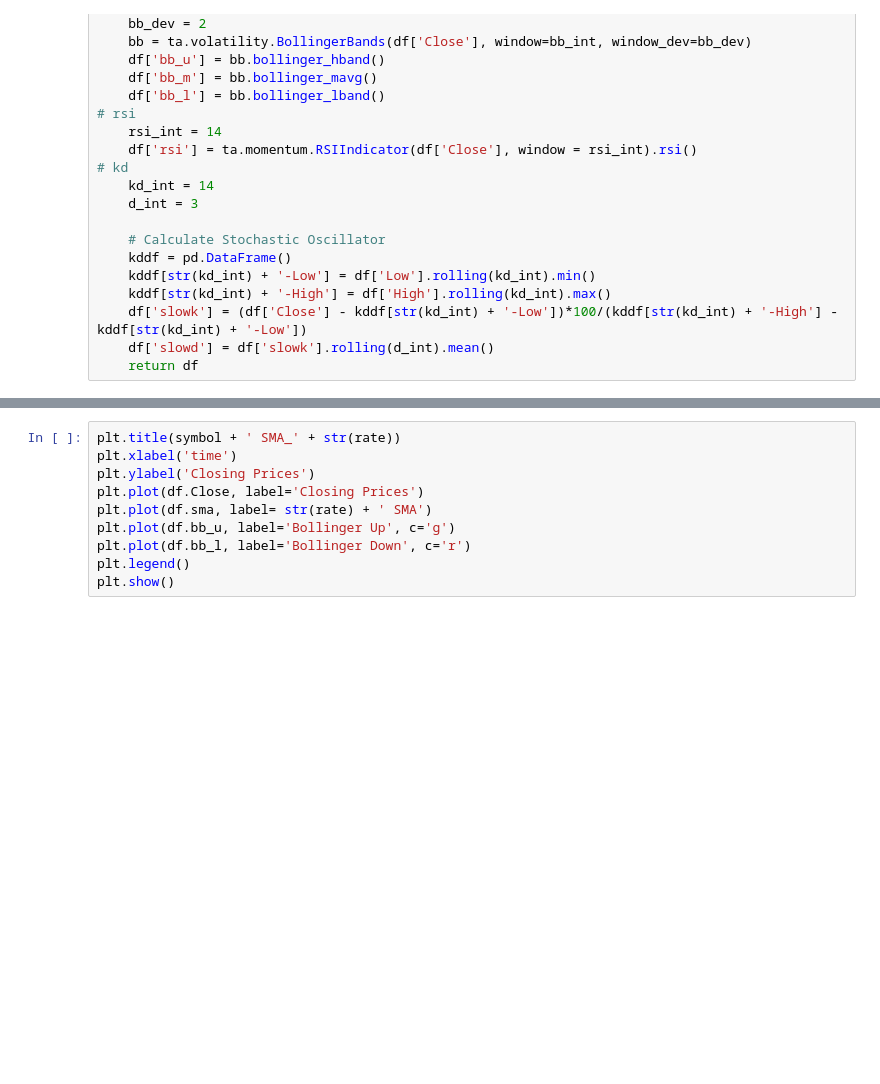
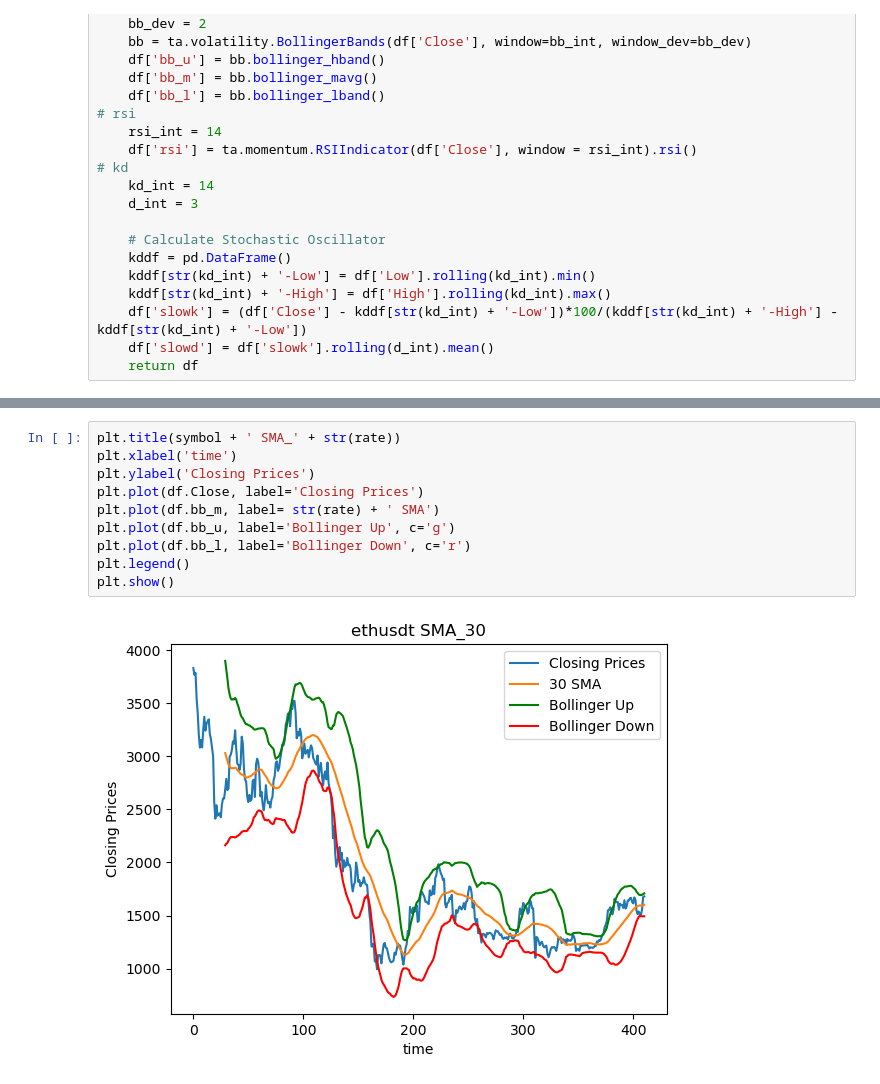
Before and after one commit to chiangyenju/Trade, a Jupyter notebook: 002_BackTest_Long.ipynb, the cells around one changed output, grey strips where cells are left out. Cells and saved outputs as stored; diff of their text form; blank space fills up the shorter version.

```diff
--- a/002_BackTest_Long.ipynb
+++ b/002_BackTest_Long.ipynb
@@ -393,10 +406,12 @@ print(result_df)
 # %%
 plt.title(symbol + ' SMA_' + str(rate))
 plt.xlabel('time')
 plt.ylabel('Closing Prices')
 plt.plot(df.Close, label='Closing Prices')
-plt.plot(df.sma, label= str(rate) + ' SMA')
+plt.plot(df.bb_m, label= str(rate) + ' SMA')
 plt.plot(df.bb_u, label='Bollinger Up', c='g')
 plt.plot(df.bb_l, label='Bollinger Down', c='r')
 plt.legend()
 plt.show()
+# %% [output]
+[figure, added]
```
Also changed, not shown: parts of 8 cells of this notebook, 5 other files.
